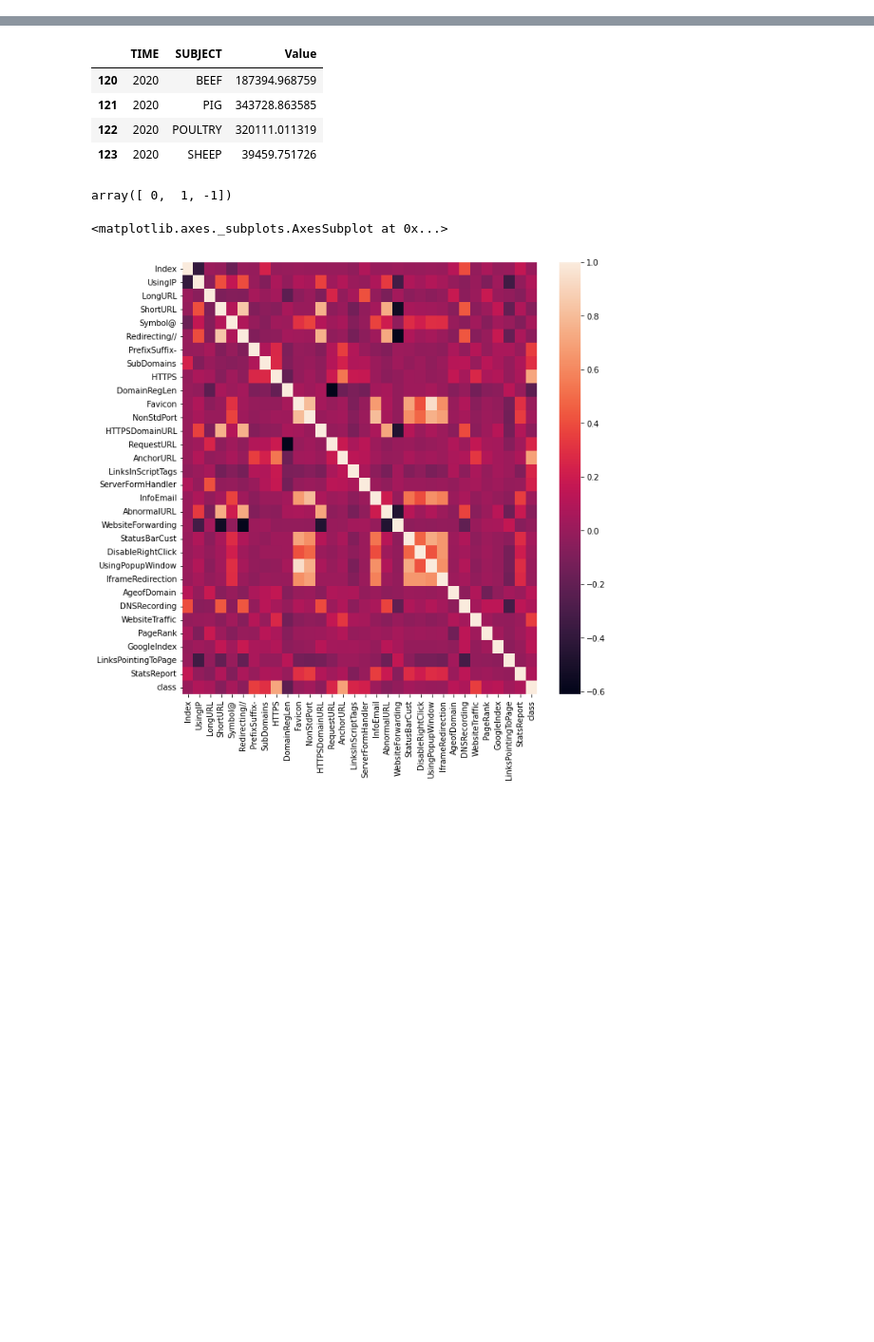
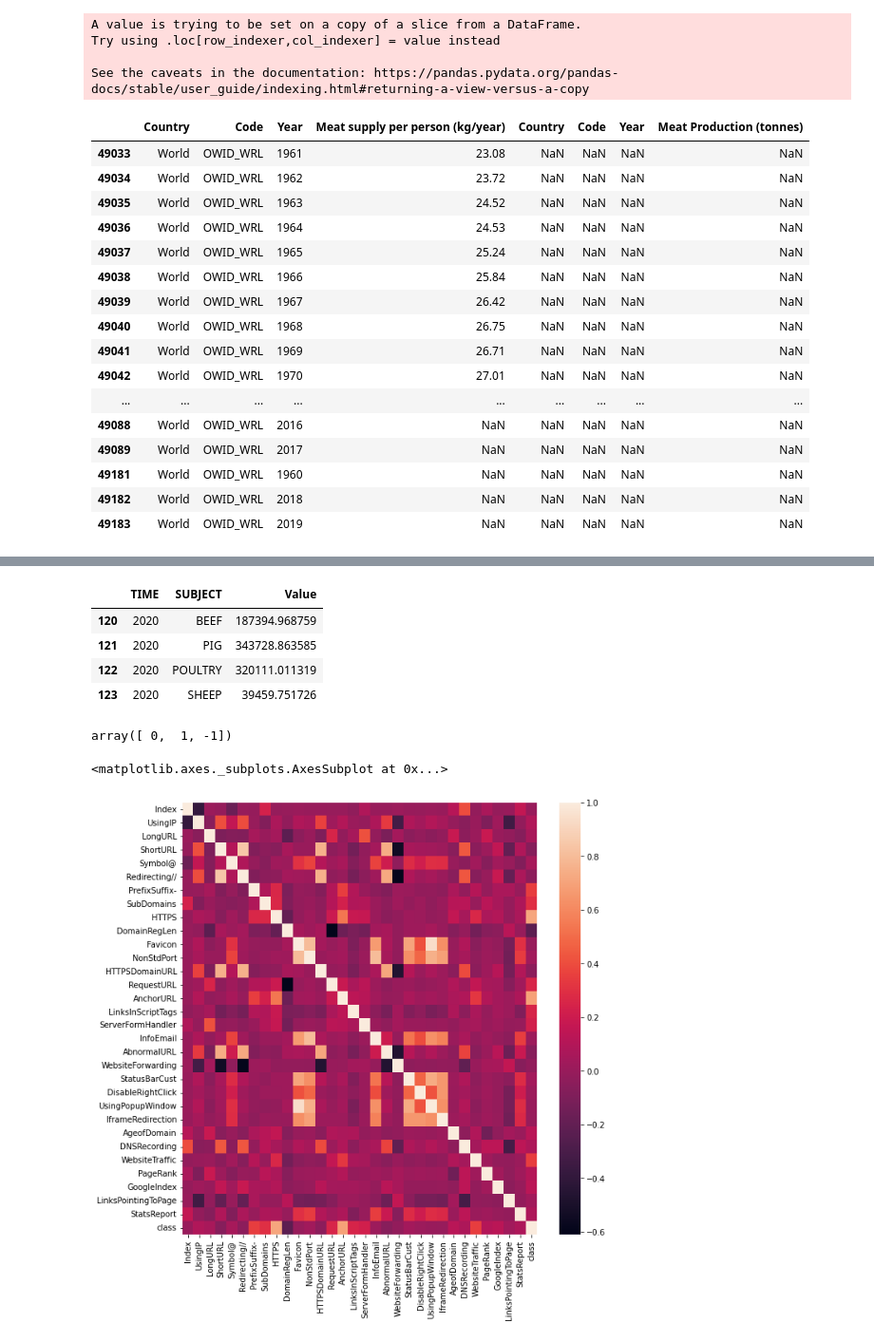
Before and after one commit to maidacundo/FAIKR-3, a Jupyter notebook: bayesian_model.ipynb, the cells around one changed output, grey strips where cells are left out. Shown at 95% size. Saved outputs shown, nothing was run; the diff lists cells and outputs as text; code cells hidden in the pictures; blank space fills up the shorter version.

```diff
--- a/bayesian_model.ipynb
+++ b/bayesian_model.ipynb
@@ -64,3 +60,39 @@ meat_production.loc[meat_production['Entity'] == 'World']
+# %%
+meat_consumption = meat_consumption.loc[meat_consumption['Entity'] == 'World']
+meat_consumption =  meat_consumption[['Entity', 'Code', 'Year', 'Meat supply per person (kilograms per year)']]
+meat_consumption.rename(columns={'Entity':'Country', 'Meat supply per person (kilograms per year)':'Meat supply per person (kg/year)', 'Total population (Gapminder)':'Total population'}, inplace=True)
+# %%
+meat_production = meat_production.loc[meat_production['Entity'] == 'World']
+meat_production['Year'] = meat_production['Year'].astype(int)
+meat_production = meat_production.rename(columns={'Entity':'Country', 'Livestock Primary - Meat, Total - 1765 - Production - 5510 - tonnes (tonnes)':'Meat Production (tonnes)'})
+# %% [output]
+A value is trying to be set on a copy of a slice from a DataFrame.
+Try using .loc[row_indexer,col_indexer] = value instead
+
+See the caveats in the documentation: https://pandas.pydata.org/pandas-docs/stable/user_guide/indexing.html#returning-a-view-versus-a-copy
+# %%
+meat_concat = pd.concat([meat_consumption, meat_production], axis=1).reindex(meat_consumption.index)
+meat_concat
+
+pd.concat([meat_consumption, meat_production.reindex(meat_consumption.index)], axis=1)
+# %% [output]
+|  | Country | Code | Year | Meat supply per person (kg/year) | Country | Code | Year | Meat Production (tonnes) |
+| 49033 | World | OWID_WRL | 1961 | 23.08 | NaN | NaN | NaN | NaN |
+| 49034 | World | OWID_WRL | 1962 | 23.72 | NaN | NaN | NaN | NaN |
+| 49035 | World | OWID_WRL | 1963 | 24.52 | NaN | NaN | NaN | NaN |
+| 49036 | World | OWID_WRL | 1964 | 24.53 | NaN | NaN | NaN | NaN |
+| 49037 | World | OWID_WRL | 1965 | 25.24 | NaN | NaN | NaN | NaN |
+| 49038 | World | OWID_WRL | 1966 | 25.84 | NaN | NaN | NaN | NaN |
+| 49039 | World | OWID_WRL | 1967 | 26.42 | NaN | NaN | NaN | NaN |
+| 49040 | World | OWID_WRL | 1968 | 26.75 | NaN | NaN | NaN | NaN |
+| 49041 | World | OWID_WRL | 1969 | 26.71 | NaN | NaN | NaN | NaN |
+| 49042 | World | OWID_WRL | 1970 | 27.01 | NaN | NaN | NaN | NaN |
+| ... | ... | ... | ... | ... | ... | ... | ... | ... |
+| 49088 | World | OWID_WRL | 2016 | NaN | NaN | NaN | NaN | NaN |
+| 49089 | World | OWID_WRL | 2017 | NaN | NaN | NaN | NaN | NaN |
+| 49181 | World | OWID_WRL | 1960 | NaN | NaN | NaN | NaN | NaN |
+| 49182 | World | OWID_WRL | 2018 | NaN | NaN | NaN | NaN | NaN |
+| 49183 | World | OWID_WRL | 2019 | NaN | NaN | NaN | NaN | NaN |
 # %%
 column_names = list(renewable_energy_production.columns)
 renewable_energy_production['Total Renewable Energy(TWh)'] = renewable_energy_production[column_names[1:]].sum(axis=1)
```
Also changed, not shown: parts of 6 cells of this notebook.
